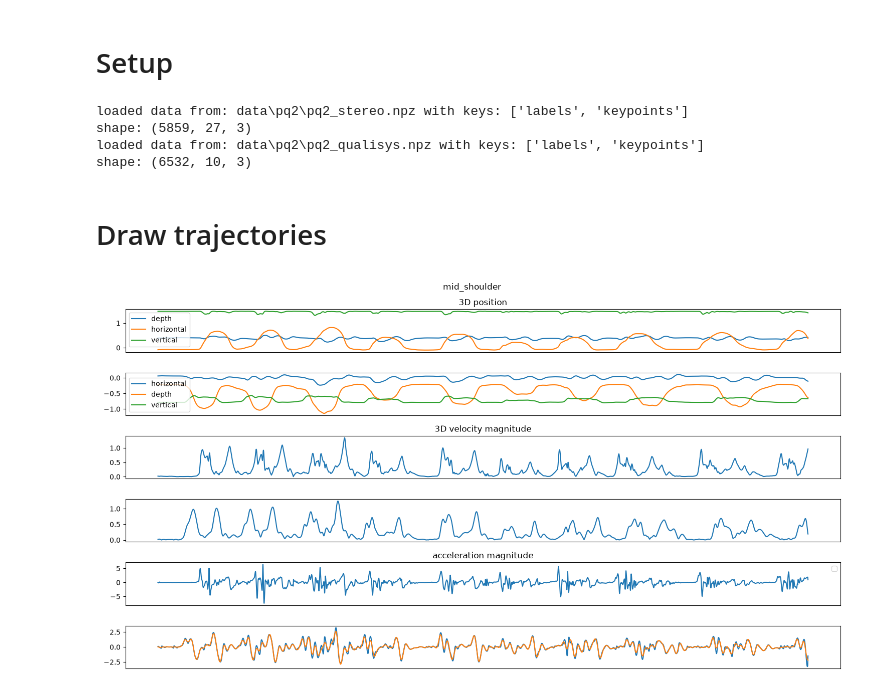
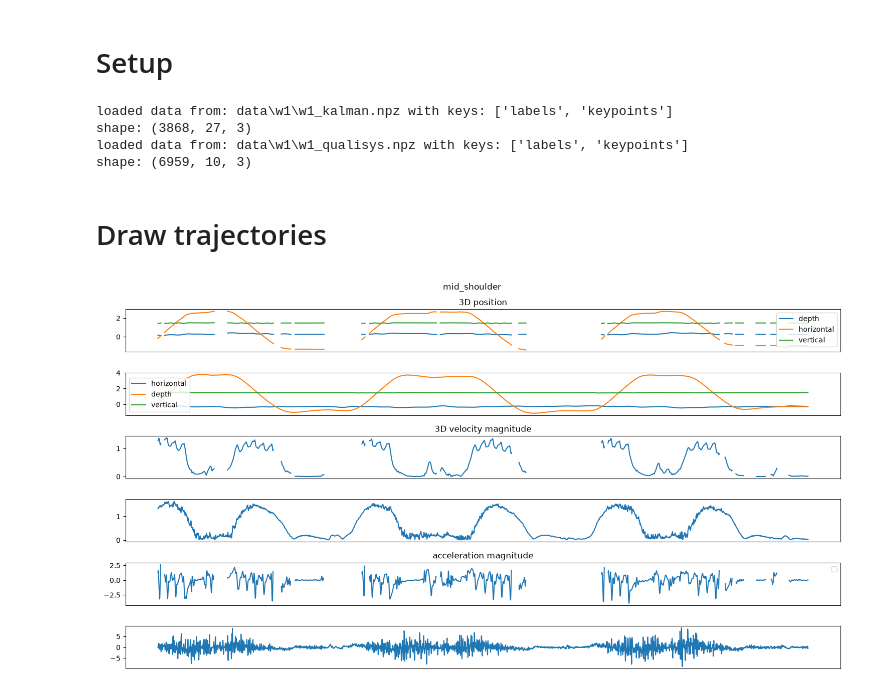
Before and after one commit to MateUnger/Realsense, a Jupyter notebook: PullTest.ipynb, the cells around one changed output. Cells and saved outputs as stored; diff of their text form; code cells hidden in the pictures.

```diff
--- a/PullTest.ipynb
+++ b/PullTest.ipynb
@@ -10,7 +27,8 @@ import matplotlib.pyplot as plt
 # %%
 # load preprocessed keypoints
-recording_name = 'pq2'
-filename_stereo = os.path.join('data', recording_name, recording_name+'_stereo.npz')
+recording_name = 'w1'
+# filename_stereo = os.path.join('data', recording_name, recording_name+'_stereo.npz')
+filename_stereo = os.path.join('data', recording_name, recording_name+'_kalman.npz')
 filename_stereo_metadata = os.path.join('data', recording_name, recording_name+'_metadata.json')
 
 filename_qualisys = os.path.join('data', recording_name, recording_name+'_qualisys.npz')
@@ -20,18 +38,18 @@ for filename in [filename_stereo, filename_stereo_metadata, filename_qualisys]:
         raise FileNotFoundError(f'File {filename} does not exist')
 
 
-stereo_keypoints, stereo_labels = load_keypoints_and_labels(npz_data_path=filename_stereo)
+stereo_keypoints, stereo_labels = load_keypoints_and_labels(filename=filename_stereo)
 print(f'shape: {stereo_keypoints.shape}')
 
-qualisys_keypoints, qualisys_labels = load_keypoints_and_labels(npz_data_path=filename_qualisys)
+qualisys_keypoints, qualisys_labels = load_keypoints_and_labels(filename=filename_qualisys)
 print(f'shape: {qualisys_keypoints.shape}')
 
 with open(filename_stereo_metadata) as f:
     stereo_metadata = json.load(f)
 # %% [output]
-loaded data from: data\pq2\pq2_stereo.npz with keys: ['labels', 'keypoints']
-shape: (5859, 27, 3)
-loaded data from: data\pq2\pq2_qualisys.npz with keys: ['labels', 'keypoints']
-shape: (6532, 10, 3)
+loaded data from: data\w1\w1_kalman.npz with keys: ['labels', 'keypoints']
+shape: (3868, 27, 3)
+loaded data from: data\w1\w1_qualisys.npz with keys: ['labels', 'keypoints']
+shape: (6959, 10, 3)
 # %% [markdown]
 # Draw trajectories
@@ -56,8 +57,8 @@ def get_velocity_and_acceleration_1D(keypoint:np.ndarray, fps:float):
 # 3D velocity & acceleration
 
 KPT_NAME = "mid_shoulder"
-stereo_cut = 800
-qualisys_cut = 5900
+stereo_cut = 830
+qualisys_cut = -1
 
 stereo_kpt = stereo_keypoints[stereo_cut:, stereo_labels.index(KPT_NAME), :]
 qualisys_kpt = qualisys_keypoints[:qualisys_cut, qualisys_labels.index(KPT_NAME), :]
@@ -69,13 +70,6 @@ qualisys_velocity, qualisys_acceleration = get_velocity_and_acceleration(
     keypoint=qualisys_kpt, fps=100
 )
 
-from scipy.signal import butter
-
-nyquist = stereo_metadata["fps"] / 2
-normal_cutoff = 2 / nyquist
-b, a = butter(4, normal_cutoff, btype="low")
-filtered_acc_mag = filtfilt(b, a, stereo_acceleration)
-
 
 plt.close("all")
 fig, axs = plt.subplots(6, 1, figsize=(15, 8))
@@ -85,40 +79,39 @@ axs[0].set_title("3D position")
 axs[0].plot(qualisys_kpt, label=["depth", "horizontal", "vertical"])
 axs[0].legend()
 
-axs[1].plot(stereo_kpt, label=["horizontal", "depth", "vertical"])
+axs[1].plot(-stereo_kpt, label=["horizontal", "depth", "vertical"])
 axs[1].legend()
 
 axs[2].set_title("3D velocity magnitude")
 axs[2].plot(qualisys_velocity)
 
 axs[3].plot(stereo_velocity)
 
 axs[4].set_title("acceleration magnitude")
 axs[4].plot(qualisys_acceleration)
 axs[4].legend()
 
 axs[5].plot(stereo_acceleration, label="'raw'")
-axs[5].plot(filtered_acc_mag, label="post filtered")
 
 
 
 for ax in axs[:]:
     ax.set_xticks([])
     # ax.vlines(170, -10,10)
     # ax.vlines(380, -10,10)
     # ax.vlines(690, -10,10)
     # ax.vlines(895, -10,10)
     # ax.vlines(1190, -10,10)
     # ax.vlines(1495, -10,10)
     # ax.vlines(1750, -10,10)
     # ax.vlines(2050, -10,10)
     # ax.vlines(2310, -10,10)
     # ax.vlines(2600, -10,10)
     # ax.vlines(2900, -10,10)
     # ax.vlines(3175, -10,10)
 plt.tight_layout()
 # %% [output]
-[figure, old version]
+[figure, new version]
 # %%
 # 1D velocity & acceleration
 
```
Also changed, not shown: parts of 3 cells of this notebook, 3 other files.
